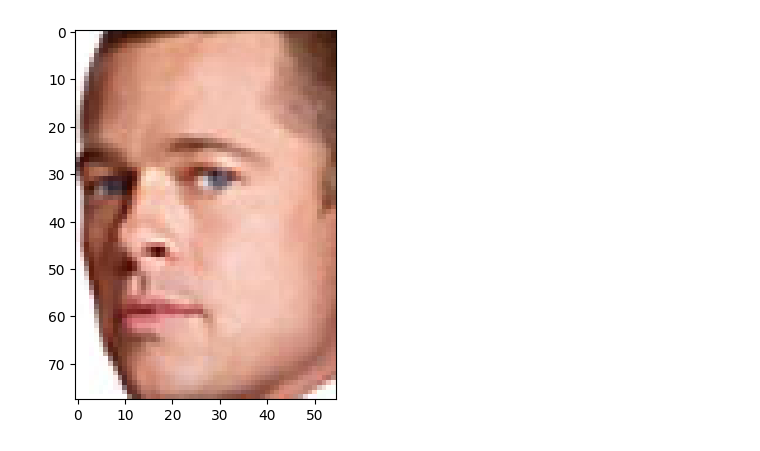
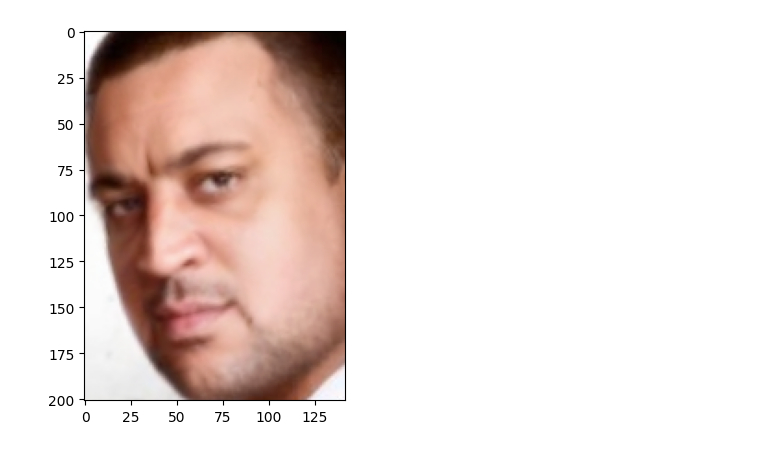
Before and after one commit to rfonseca85/jupyter_ai_playground, a Jupyter notebook: code/ai/face_swap_ai/face_swap_smith_another.ipynb, the cells around one changed output. Cells and saved outputs as stored; diff of their text form; code cells hidden in the pictures.

```diff
--- a/code/ai/face_swap_ai/face_swap_smith_another.ipynb
+++ b/code/ai/face_swap_ai/face_swap_smith_another.ipynb
@@ -42,7 +42,7 @@ bbox = [int(b) for b in bbox]
 plt.imshow(img1[bbox[1]:bbox[3], bbox[0]:bbox[2], ::-1])
 plt.show()
 
-face2 = app.get(img2)[0]
+face2 = app.get(img2)[1]
 bbox = face2['bbox']
 bbox = [int(b) for b in bbox]
 plt.imshow(img2[bbox[1]:bbox[3], bbox[0]:bbox[2], ::-1])
@@ -53,8 +55,7 @@ plt.show()
 # %%
 #img1 = img1.copy()
-img2 = img2.copy()
-
-img2 = swapper.get(img2, face1, face2, paste_back=True)
-plt.imshow(img2[:, :, ::-1])
+res = img2.copy()
+res = swapper.get(img2, face2, face1, paste_back=True)
+plt.imshow(res[:, :, ::-1])
 plt.show()
 # %% [output]
@@ -62,7 +63,7 @@ plt.show()
 # %%
-face_final = app.get(img2)[0]
+face_final = app.get(res)[1]
 bbox = face_final['bbox']
 bbox = [int(b) for b in bbox]
-plt.imshow(img2[bbox[1]:bbox[3], bbox[0]:bbox[2], ::-1])
+plt.imshow(res[bbox[1]:bbox[3], bbox[0]:bbox[2], ::-1])
 plt.show()
 # %% [output]
@@ -71 +70 @@ To use the future default and silence this warning we advise to pass `rcond=None
-[figure, old version]
+[figure, new version]
```
Also changed, not shown: parts of 4 cells of this notebook, 3 other files.
